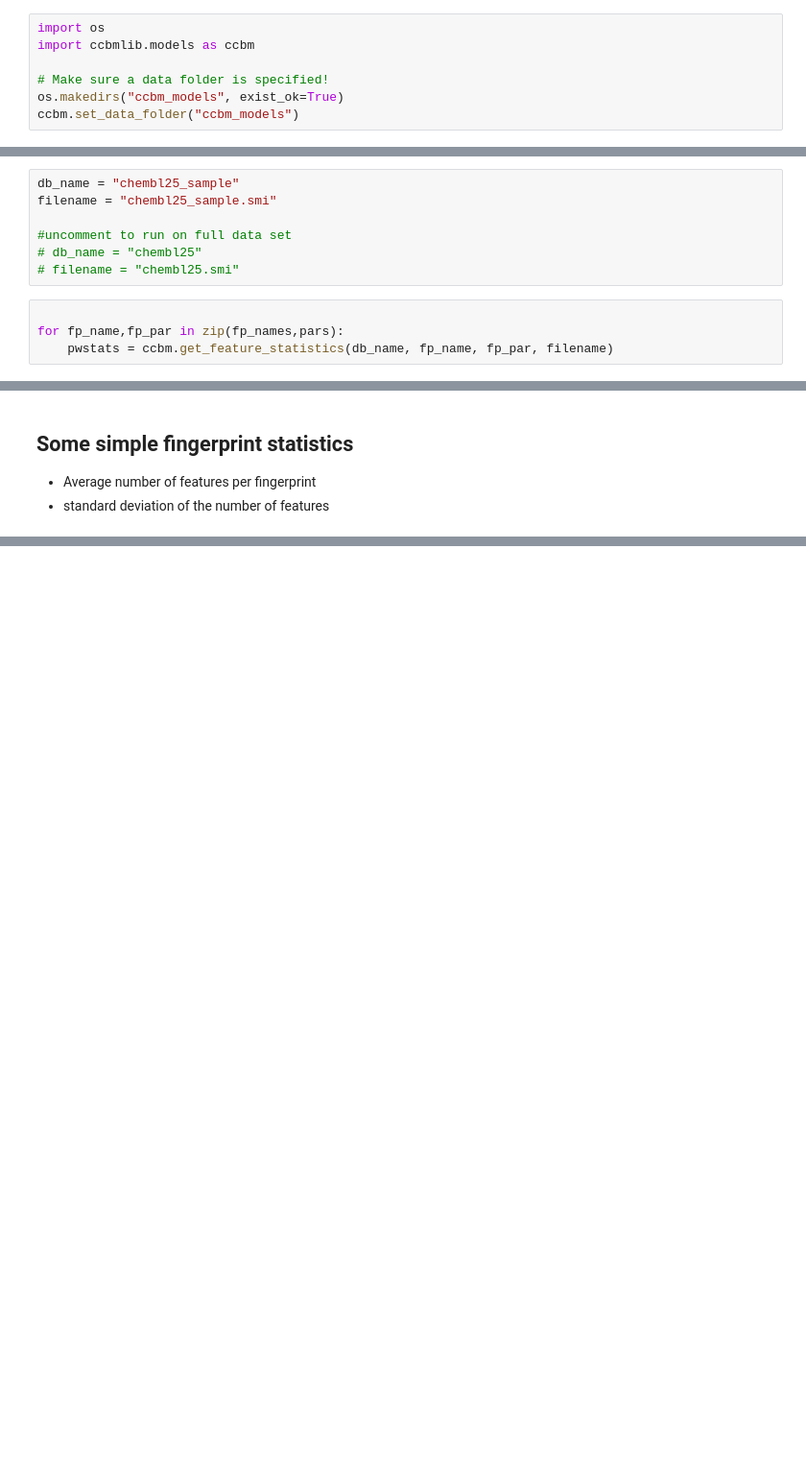
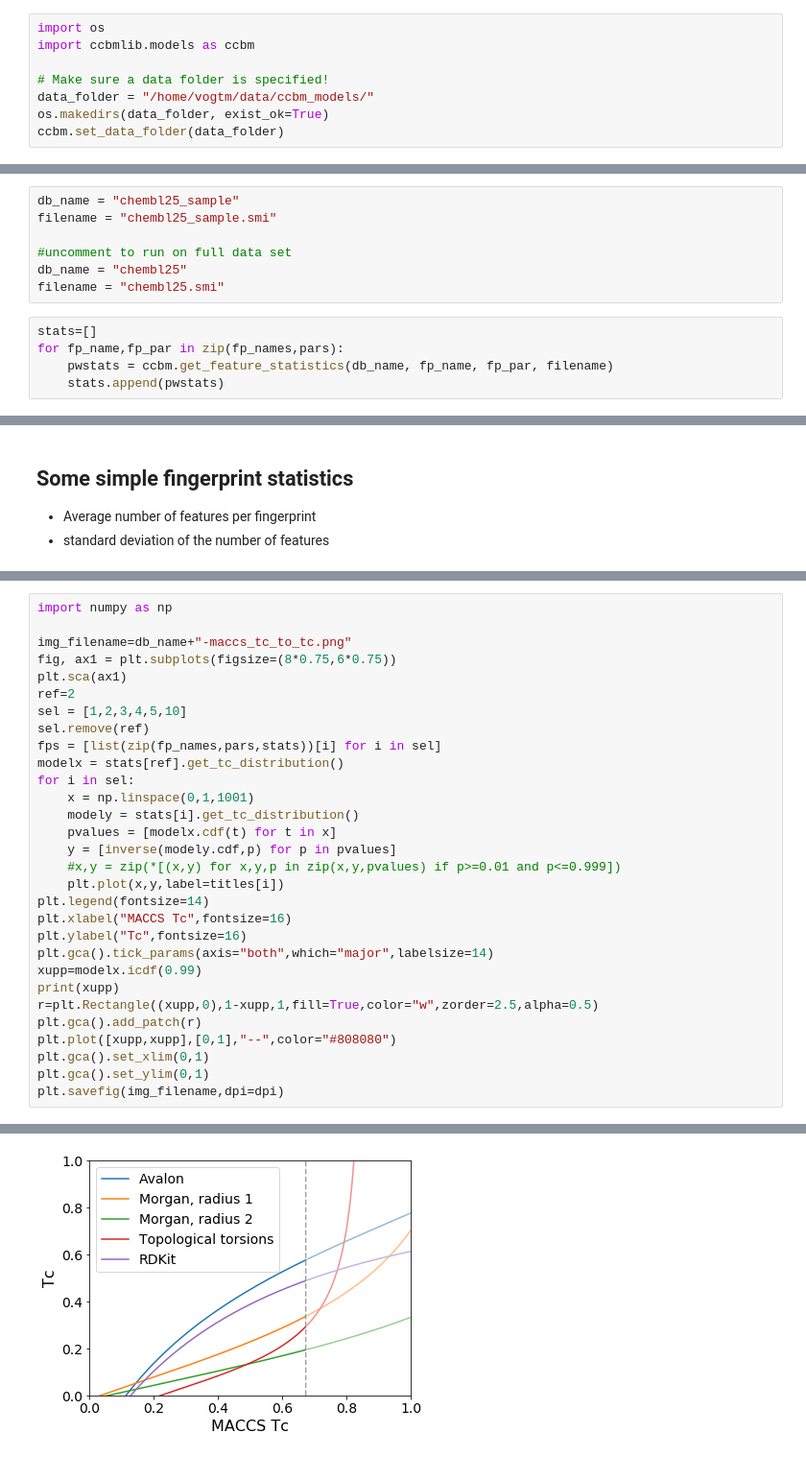
Before and after one commit to vogt-m/ccbmlib, a Jupyter notebook: ccbm_model_quality.ipynb, the cells around one changed output, grey strips where cells are left out. Shown at 96% size. Saved outputs shown, nothing was run; the diff lists cells and outputs as text; blank space fills up the shorter version.

Commit message:
inverse cdf method added.

```diff
--- a/ccbm_model_quality.ipynb
+++ b/ccbm_model_quality.ipynb
@@ -43,5 +43,6 @@ import os
 import ccbmlib.models as ccbm
 
 # Make sure a data folder is specified!
-os.makedirs("ccbm_models", exist_ok=True)
-ccbm.set_data_folder("ccbm_models")
+data_folder = "/home/vogtm/data/ccbm_models/"
+os.makedirs(data_folder, exist_ok=True)
+ccbm.set_data_folder(data_folder)
@@ -72,9 +91,10 @@ db_name = "chembl25_sample"
 filename = "chembl25_sample.smi"
 
 #uncomment to run on full data set
-# db_name = "chembl25"
-# filename = "chembl25.smi"
+db_name = "chembl25"
+filename = "chembl25.smi"
 # %%
-
+stats=[]
 for fp_name,fp_par in zip(fp_names,pars):
     pwstats = ccbm.get_feature_statistics(db_name, fp_name, fp_par, filename)
+    stats.append(pwstats)
@@ -303,0 +395,31 @@ for fp_name,par,title in zip(fp_names[:],pars[:],titles):
+# %%
+import numpy as np
+
+img_filename=db_name+"-maccs_tc_to_tc.png"
+fig, ax1 = plt.subplots(figsize=(8*0.75,6*0.75))
+plt.sca(ax1)
+ref=2
+sel = [1,2,3,4,5,10]
+sel.remove(ref)
+fps = [list(zip(fp_names,pars,stats))[i] for i in sel]
+modelx = stats[ref].get_tc_distribution()
+for i in sel:
+    x = np.linspace(0,1,1001)
+    modely = stats[i].get_tc_distribution()
+    pvalues = [modelx.cdf(t) for t in x]
+    y = [inverse(modely.cdf,p) for p in pvalues]
+    #x,y = zip(*[(x,y) for x,y,p in zip(x,y,pvalues) if p>=0.01 and p<=0.999])
+    plt.plot(x,y,label=titles[i])
+plt.legend(fontsize=14)
+plt.xlabel("MACCS Tc",fontsize=16)
+plt.ylabel("Tc",fontsize=16)
+plt.gca().tick_params(axis="both",which="major",labelsize=14)
+xupp=modelx.icdf(0.99)
+print(xupp)
+r=plt.Rectangle((xupp,0),1-xupp,1,fill=True,color="w",zorder=2.5,alpha=0.5)
+plt.gca().add_patch(r)
+plt.plot([xupp,xupp],[0,1],"--",color="#808080")
+plt.gca().set_xlim(0,1)
+plt.gca().set_ylim(0,1)
+plt.savefig(img_filename,dpi=dpi)
+# %% [output]
@@ -303,0 +427 @@ for fp_name,par,title in zip(fp_names[:],pars[:],titles):
+[figure, added]
```
Also changed, not shown: parts of 10 cells of this notebook, 2 other files.
